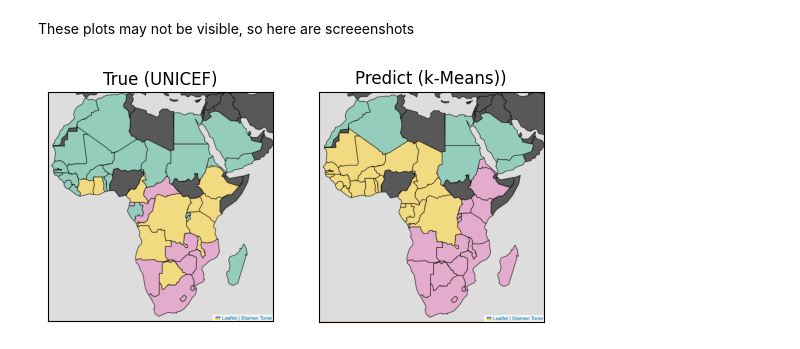
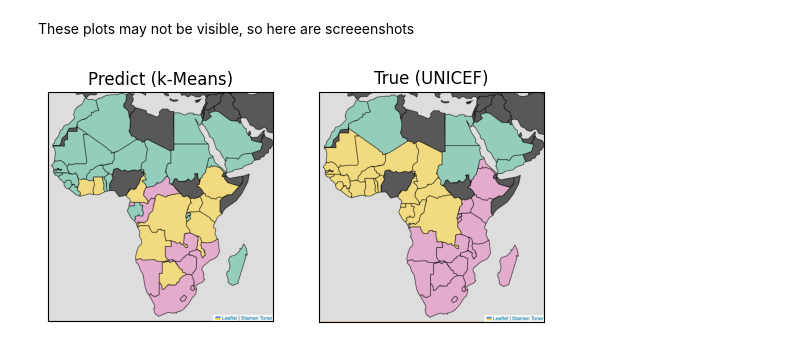
Before and after one commit to r-ogrady/demos, a Jupyter notebook: vis_project.ipynb, the cells around one changed output. Saved outputs shown, nothing was run; the diff lists cells and outputs as text; code cells hidden in the pictures.

```diff
--- a/vis_project.ipynb
+++ b/vis_project.ipynb
@@ -398,12 +398,12 @@ M2
 These plots may not be visible, so here are screeenshots
 # %%
 file_names=['img_true.png','img_predict.png']
-plot_titles=["True (UNICEF)","Predict (k-Means))"]
+plot_titles=["Predict (k-Means)","True (UNICEF)"]
 fig, axs=plt.subplots(1,2)
 for i,img in enumerate(file_names):
     axs[i].imshow(mpimg.imread(img))
     axs[i].set_title(plot_titles[i])
     axs[i].get_xaxis().set_visible(False)
     axs[i].get_yaxis().set_visible(False)
 # %% [output]
-[figure, old version]
+[figure, new version]
```
